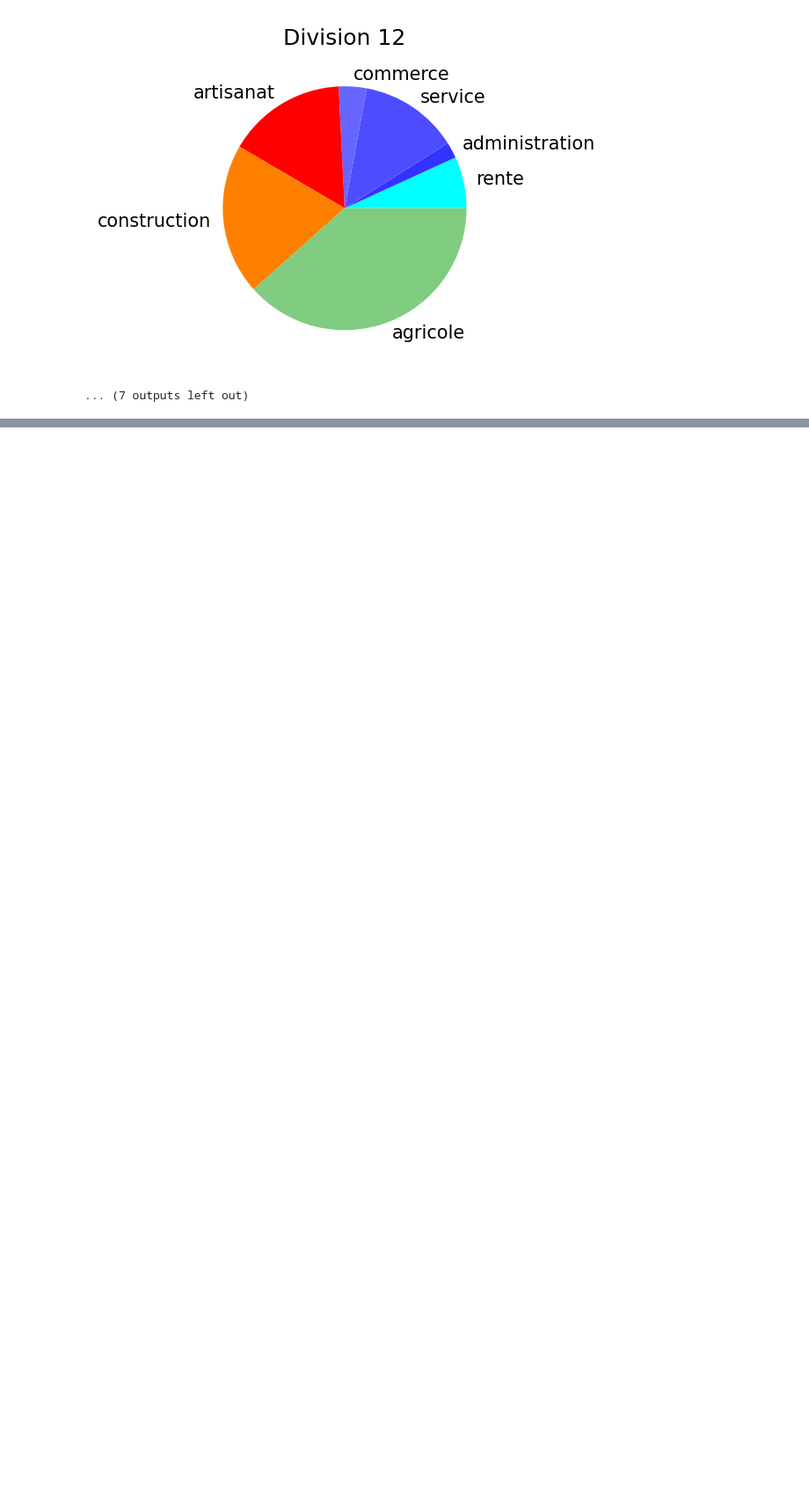
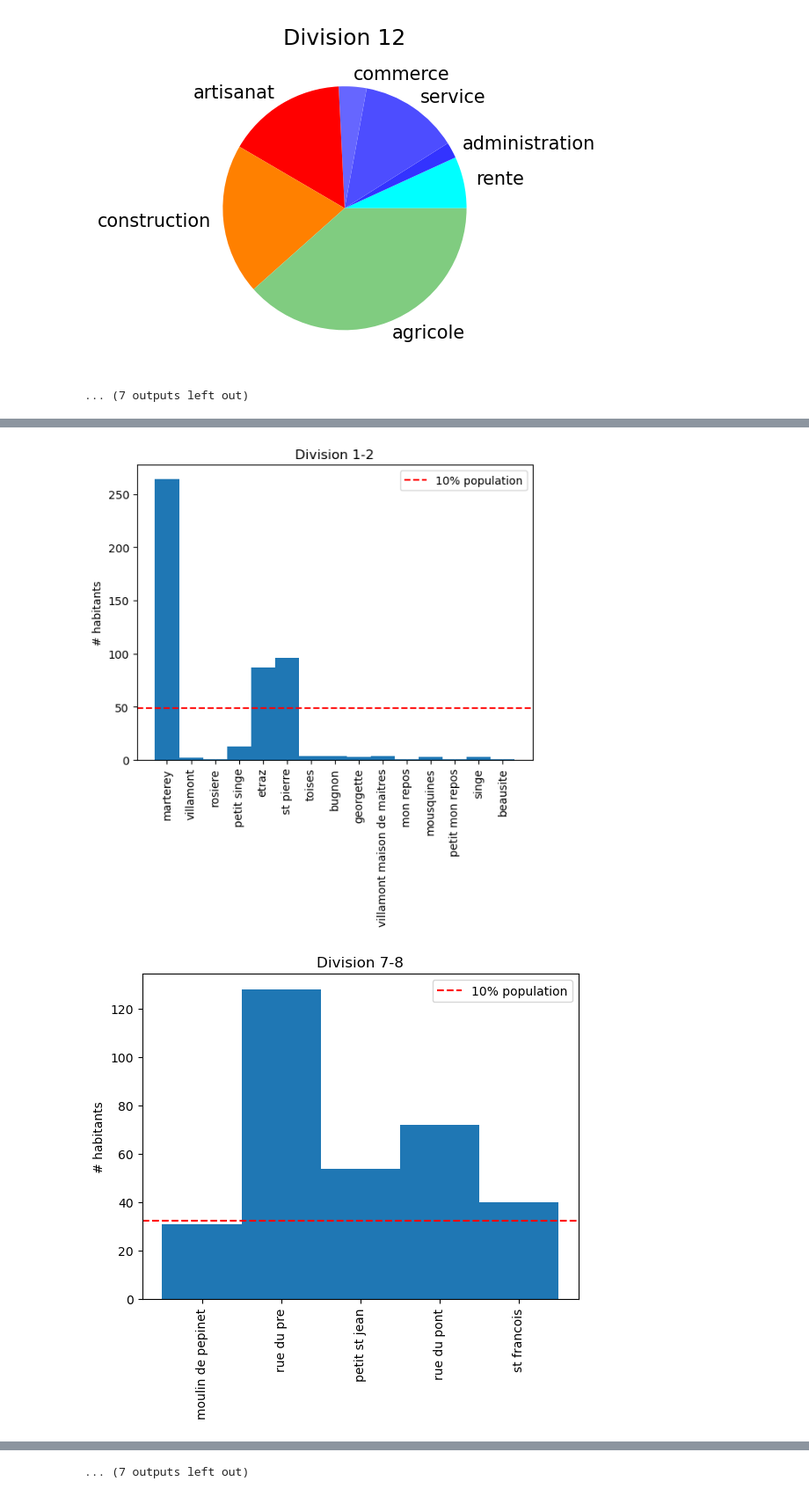
Before and after one commit to ozan-guven/HUM-450-Project, a Jupyter notebook: data/metier_par_division.ipynb, the cells around one changed output, grey strips where cells are left out. Shown at 88% size. Drawn from its saved outputs; the diff is of its cells as text; code cells hidden in the pictures; blank space fills up the shorter version.

```diff
--- a/data/metier_par_division.ipynb
+++ b/data/metier_par_division.ipynb
@@ -90,0 +112,19 @@ for division in divisions:
+# %%
+for division in divisions:
+    # print(f"Division {division}")
+    df_ = df.query("Division==@division")
+    if len(df_) == 0: continue
+    rues = df_["nom_rue_norm_2"].values
+    plt.figure()
+    plt.title(f"Division {division}")
+    plt.hist(rues, bins=np.arange(start=-0.5, stop=len(np.unique(rues))-0.5+1, step=1))
+    plt.axhline(y=len(rues)*0.1, color="red", linestyle="--", label="10% population")
+    plt.xticks(rotation=90)
+    plt.ylabel("# habitants")
+    plt.legend()
+    # for rue in np.unique(rues):
+        # print(f"{rue} {sum(rues==rue)}")
+    # print("")
+# %% [output]
+[figure, added]
+[figure, added]
@@ -90,0 +141 @@ for division in divisions:
+... (7 outputs left out)
```
Also changed, not shown: parts of 3 cells of this notebook.
